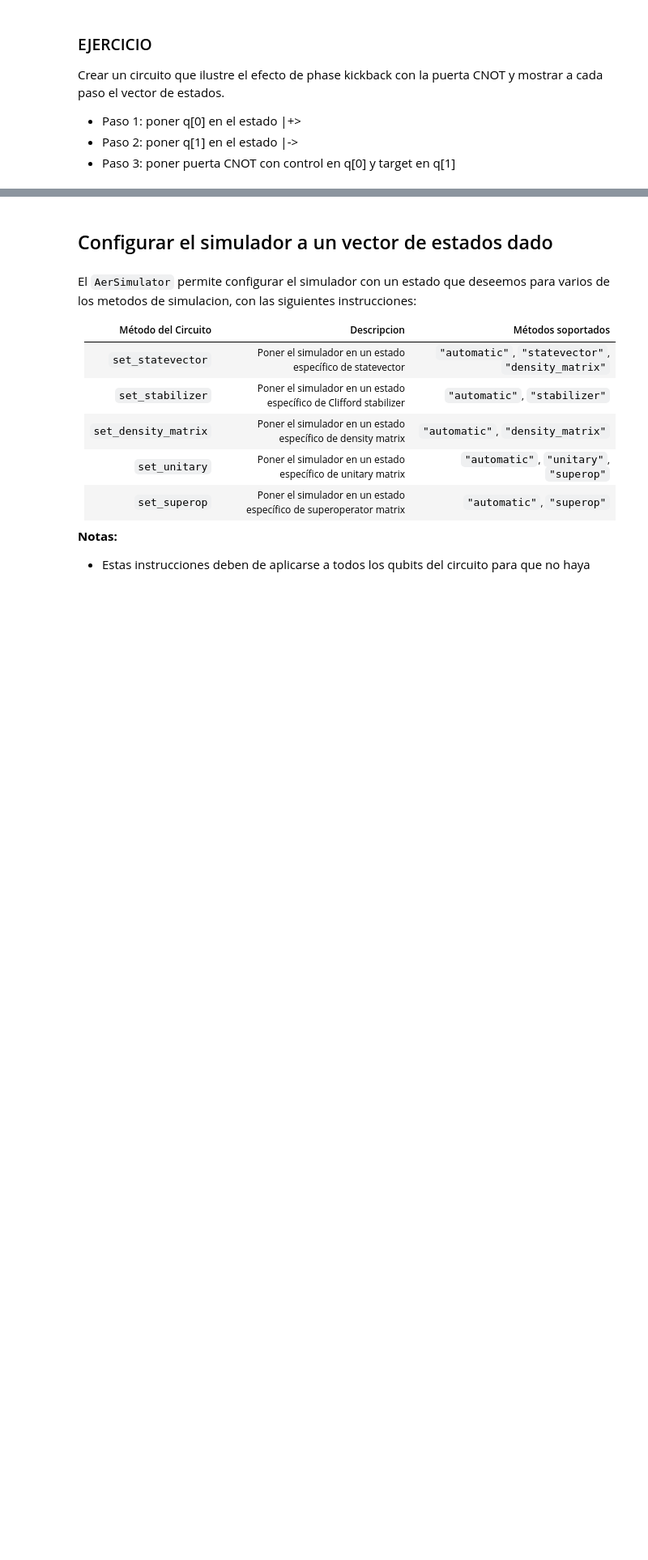
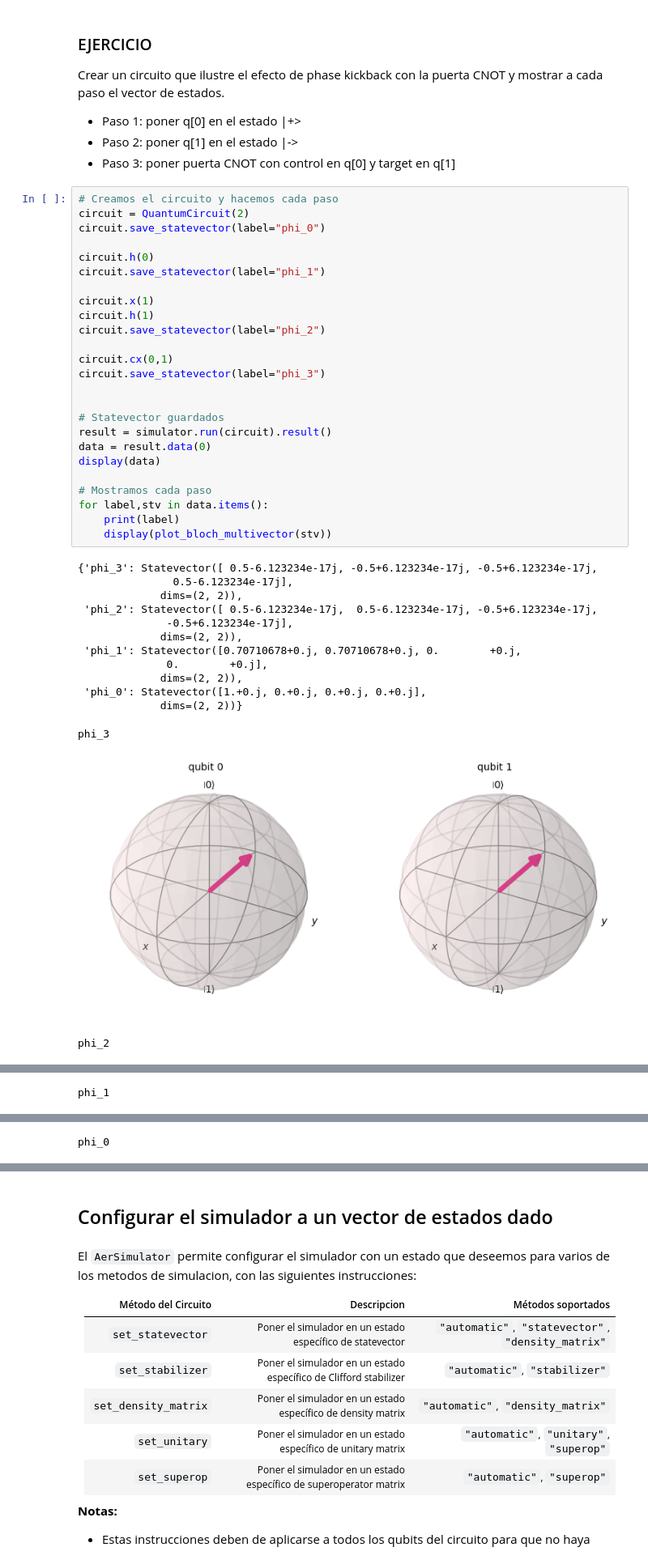
Before and after one commit to Mariomc10/AlgoritmosCuanticos, a Jupyter notebook: 04_simuladores.ipynb, the cells around one changed output, grey strips where cells are left out. Shown at 81% size. Saved outputs shown, nothing was run; the diff lists cells and outputs as text; blank space fills up the shorter version.

```diff
--- a/04_simuladores.ipynb
+++ b/04_simuladores.ipynb
@@ -314,3 +316,43 @@ Crear un circuito que ilustre el efecto de phase kickback con la puerta CNOT y m
 - Paso 1: poner q[0] en el estado |+>
 - Paso 2: poner q[1] en el estado |->
 - Paso 3: poner puerta CNOT con control en q[0] y target en q[1]
+# %%
+# Creamos el circuito y hacemos cada paso
+circuit = QuantumCircuit(2)
+circuit.save_statevector(label="phi_0")
+
+circuit.h(0)
+circuit.save_statevector(label="phi_1")
+
+circuit.x(1)
+circuit.h(1)
+circuit.save_statevector(label="phi_2")
+
+circuit.cx(0,1)
+circuit.save_statevector(label="phi_3")
+
+
+# Statevector guardados
+result = simulator.run(circuit).result()
+data = result.data(0)
+display(data)
+
+# Mostramos cada paso
+for label,stv in data.items():
+    print(label)
+    display(plot_bloch_multivector(stv))
+# %% [output]
+{'phi_3': Statevector([ 0.5-6.123234e-17j, -0.5+6.123234e-17j, -0.5+6.123234e-17j,
+               0.5-6.123234e-17j],
+             dims=(2, 2)),
+ 'phi_2': Statevector([ 0.5-6.123234e-17j,  0.5-6.123234e-17j, -0.5+6.123234e-17j,
+              -0.5+6.123234e-17j],
+             dims=(2, 2)),
+ 'phi_1': Statevector([0.70710678+0.j, 0.70710678+0.j, 0.        +0.j,
+              0.        +0.j],
+             dims=(2, 2)),
+ 'phi_0': Statevector([1.+0.j, 0.+0.j, 0.+0.j, 0.+0.j],
+             dims=(2, 2))}
+phi_3
+[figure, added]
+phi_2
@@ -316,0 +360 @@ Crear un circuito que ilustre el efecto de phase kickback con la puerta CNOT y m
+phi_1
@@ -316,0 +362 @@ Crear un circuito que ilustre el efecto de phase kickback con la puerta CNOT y m
+phi_0
```
Also changed, not shown: parts of 5 cells of this notebook, 1 other file.
